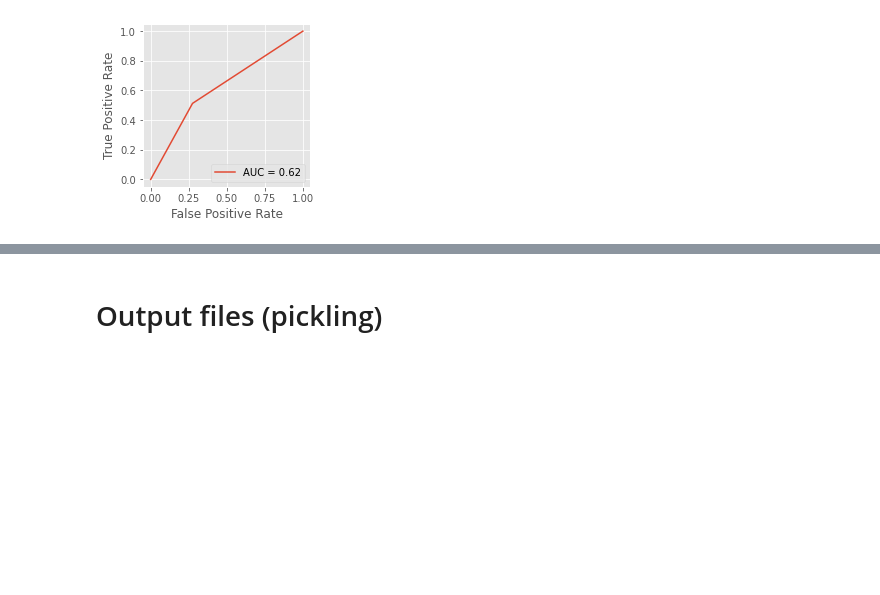
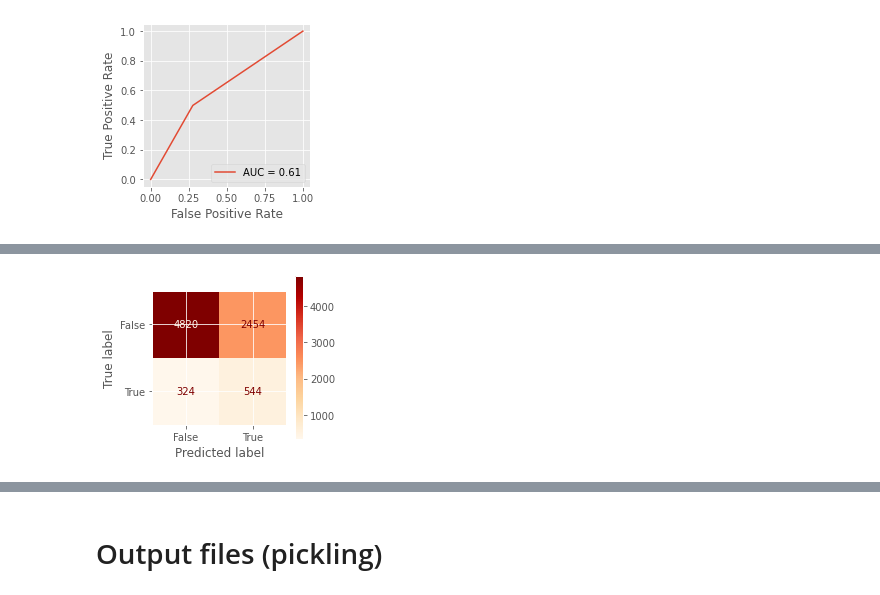
Before and after one commit to ypandya4/hazel_bazel_hospital_DS_project, a Jupyter notebook: Alternative_model_options_for deployment.ipynb, the cells around one changed output, grey strips where cells are left out. Cells and saved outputs as stored; diff of their text form; code cells hidden in the pictures; blank space fills up the shorter version.

```diff
--- a/Alternative_model_options_for deployment.ipynb
+++ b/Alternative_model_options_for deployment.ipynb
@@ -592,0 +597,37 @@ plt.show()
+# %%
+# # without random oversampling
+X_train = df_train.drop(target, axis=1)
+y_train = df_train[target]
+
+# with random oversampling
+# X_train = df_train_oversampled.drop(target, axis=1)
+# y_train = df_train_oversampled[target]
+
+#test data
+X_test = df_test.drop(target, axis=1)
+y_test = df_test[target]
+# %%
+pipeline = make_pipeline(
+    ColumnConverter(), #Does quick clean up, assigns datatypes and categories
+    custom_oe(), #Handles encoding of ordinal variable
+    SelectColumns(cols=selected_features),
+    preprocessor, #uses preprocessor defined above
+    BalancedRandomForestClassifier(max_depth=None,
+                                   random_state=42,
+                                   n_jobs=-1,
+                                   n_estimators = 1000,
+                                   criterion = 'gini',
+                                   bootstrap = True,
+                                   max_samples = 0.1,
+                                   oob_score = True,
+                                   class_weight = 'balanced',
+                                   sampling_strategy = 'all'),
+)
+pipeline.fit(X_train, y_train)
+
+y_pred = pipeline.predict(X_test)
+
+print("f1 score: %s" % (f1_score(y_test, y_pred)))
+print("recall score: %s" % (recall_score(y_test, y_pred)))
+print("precision score: %s" % (precision_score(y_test, y_pred)))
+print("discrimination results:")
@@ -592,0 +659,8 @@ plt.show()
+# %%
+plt.rcParams["figure.figsize"] = [3, 3]
+# %%
+cm = confusion_matrix(y_true=y_test, y_pred=y_pred, labels = pipeline.classes_)
+disp = ConfusionMatrixDisplay(confusion_matrix=cm, display_labels=pipeline.classes_)
+disp.plot(cmap="OrRd");
+# %% [output]
+[figure, added]
```
Also changed, not shown: parts of 24 cells of this notebook, 6 other files.
